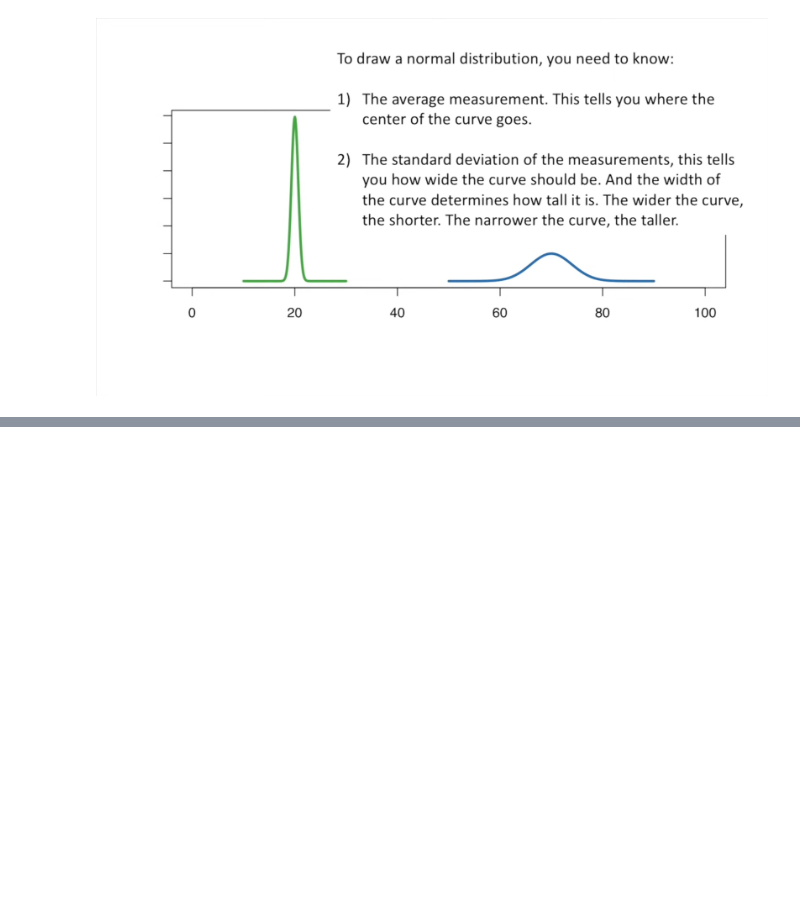
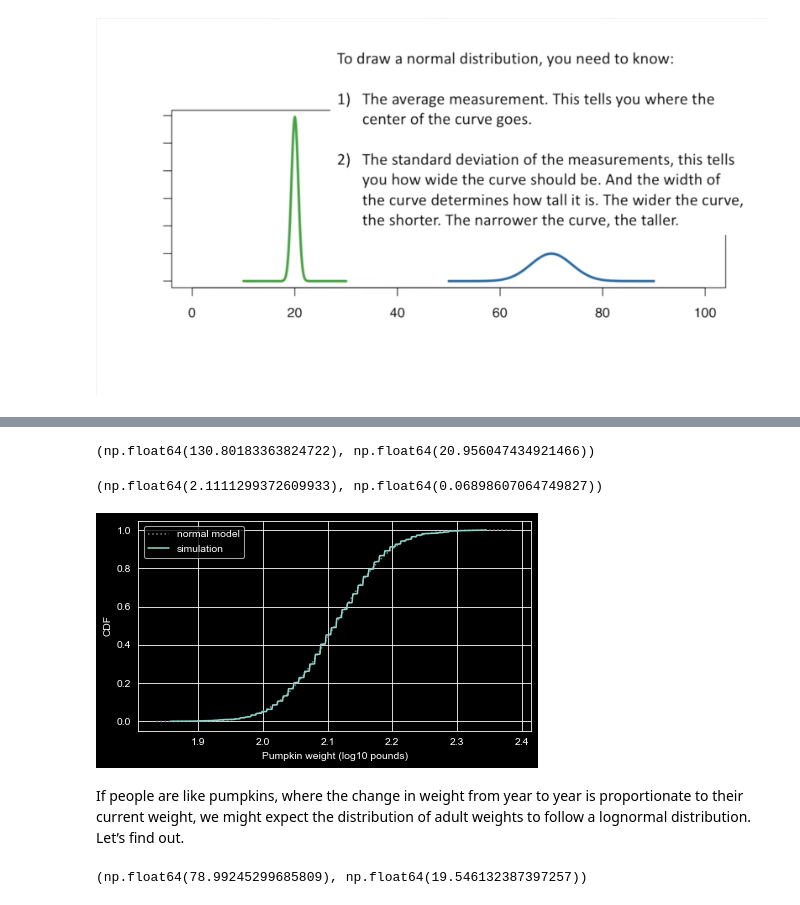
Before and after one commit to anp-exe/ThinkStats, a Jupyter notebook: my-work/Chapter5.ipynb, the cells around one changed output, grey strips where cells are left out. Saved outputs shown, nothing was run; the diff lists cells and outputs as text; code cells hidden in the pictures; blank space fills up the shorter version.

```diff
--- a/my-work/Chapter5.ipynb
+++ b/my-work/Chapter5.ipynb
@@ -283,0 +377,22 @@ https://www.youtube.com/watch?v=rzFX5NWojp0
+# %%
+sim_weights = [simulate_proportionate_growth(100) for i in range(1001)]
+np.mean(sim_weights), np.std(sim_weights)
+# %% [output]
+(np.float64(130.80183363824722), np.float64(20.956047434921466))
+# %%
+log_sim_weights = np.log10(sim_weights)
+m, s = np.mean(log_sim_weights), np.std(log_sim_weights)
+m, s
+# %% [output]
+(np.float64(2.1111299372609933), np.float64(0.06898607064749827))
+# %%
+cdf_model = make_normal_model(log_sim_weights)
+cdf_log_sim_weights = Cdf.from_seq(log_sim_weights, name="simulation")
+
+two_cdf_plots(
+    cdf_model, cdf_log_sim_weights, xlabel="Pumpkin weight (log10 pounds)"
+)
+# %% [output]
+[figure, added]
+# %% [markdown]
+If people are like pumpkins, where the change in weight from year to year is proportionate to their current weight, we might expect the distribution of adult weights to follow a lognormal distribution. Let’s find out.
@@ -283,0 +405,6 @@ https://www.youtube.com/watch?v=rzFX5NWojp0
+# %%
+adult_weights = brfss["wtkg2"].dropna()
+m, s = np.mean(adult_weights), np.std(adult_weights)
+m, s
+# %% [output]
+(np.float64(78.99245299685809), np.float64(19.546132387397257))
```
Also changed, not shown: parts of 35 cells of this notebook.
